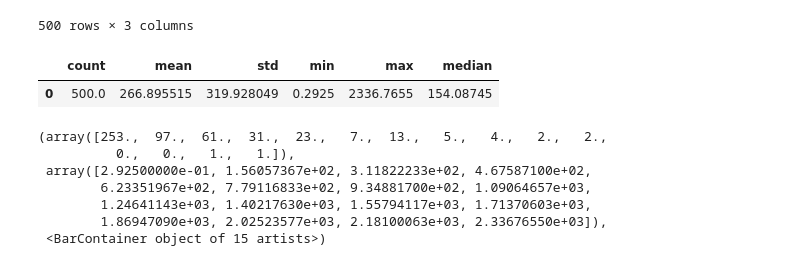
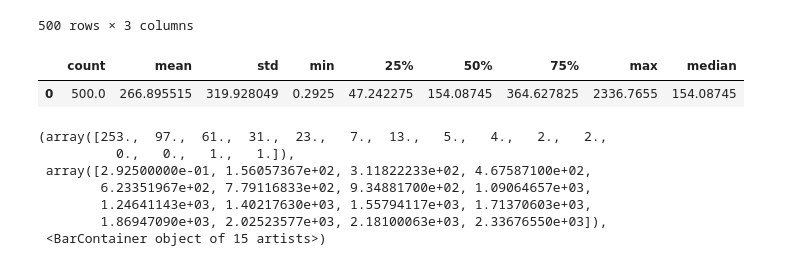
Before and after one commit to Evgen1ch/Statistics-lab-1, a Jupyter notebook: test.ipynb, the cells around one changed output. Cells and saved outputs as stored; diff of their text form; code cells hidden in the pictures.

```diff
--- a/test.ipynb
+++ b/test.ipynb
@@ -53,12 +53,12 @@ df
 # %%
 info = dt.describe()
 median = dt.median()
-info = info.drop(['25%', '50%', '75%']).T
+info = info.T
 info['median'] = median
 info
 # %% [output]
-|  | count | mean | std | min | max | median |
-| 0 | 500.0 | 266.895515 | 319.928049 | 0.2925 | 2336.7655 | 154.08745 |
+|  | count | mean | std | min | 25% | 50% | 75% | max | median |
+| 0 | 500.0 | 266.895515 | 319.928049 | 0.2925 | 47.242275 | 154.08745 | 364.627825 | 2336.7655 | 154.08745 |
 # %%
 plt.hist(dt, bins=15)
 # %% [output]
```
Also changed, not shown: parts of 1 cell of this notebook, 6 other files.
